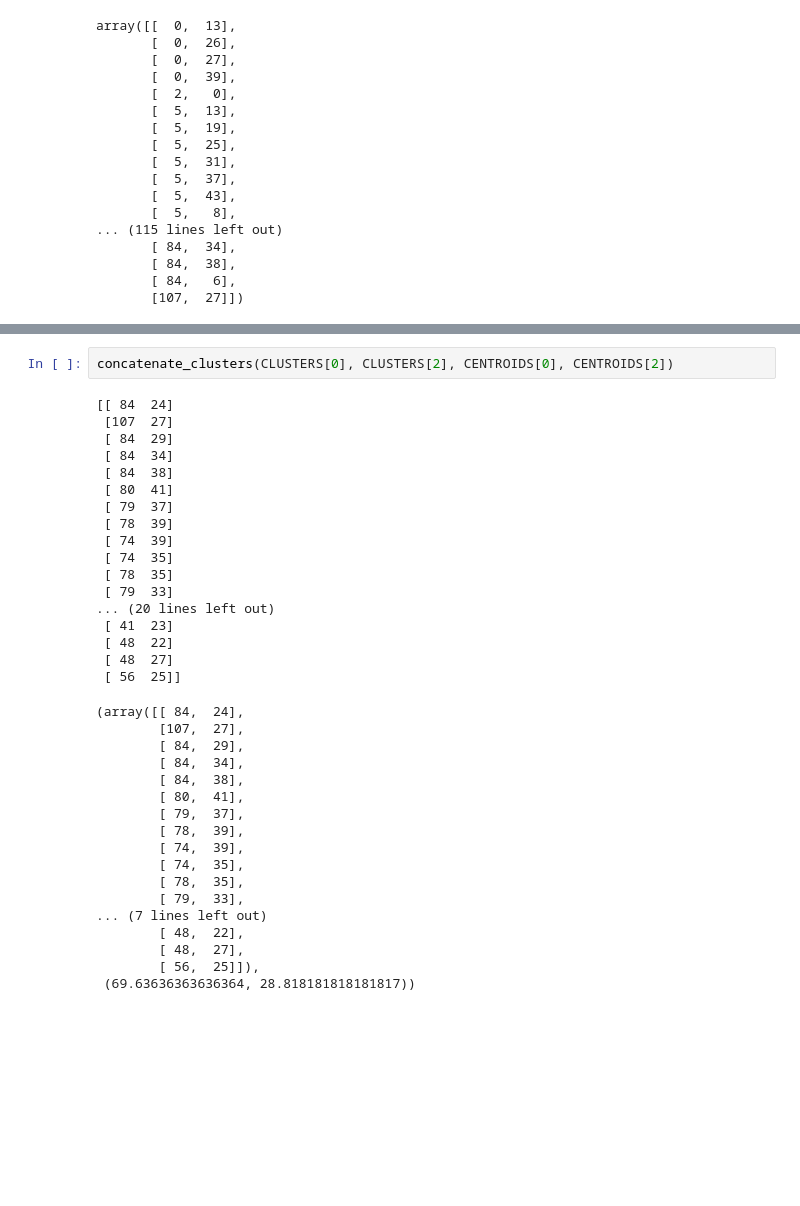
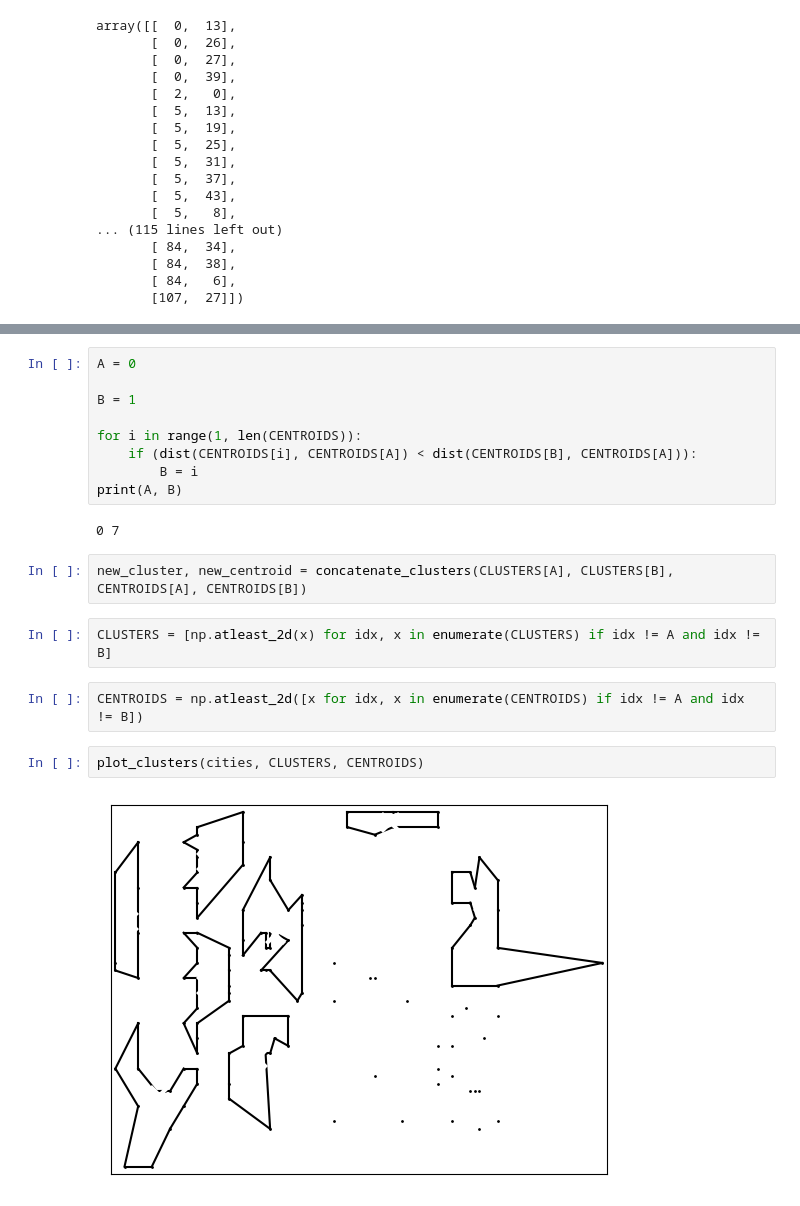
Before and after one commit to multifacs/tsp-clustering, a Jupyter notebook: main.ipynb, the cells around one changed output, grey strips where cells are left out. Drawn from its saved outputs; the diff is of its cells as text; blank space fills up the shorter version.

```diff
--- a/main.ipynb
+++ b/main.ipynb
@@ -281,39 +262,23 @@ def concatenate_clusters(cluster_a: np.ndarray, cluster_b: np.ndarray, centroid_
 
     return result, get_centeroid(result)
-# %%
-concatenate_clusters(CLUSTERS[0], CLUSTERS[2], CENTROIDS[0], CENTROIDS[2])
-# %% [output]
-[[ 84  24]
- [107  27]
- [ 84  29]
- [ 84  34]
- [ 84  38]
- [ 80  41]
- [ 79  37]
- [ 78  39]
- [ 74  39]
- [ 74  35]
- [ 78  35]
- [ 79  33]
-... (20 lines left out)
- [ 41  23]
- [ 48  22]
- [ 48  27]
- [ 56  25]]
-(array([[ 84,  24],
-        [107,  27],
-        [ 84,  29],
-        [ 84,  34],
-        [ 84,  38],
-        [ 80,  41],
-        [ 79,  37],
-        [ 78,  39],
-        [ 74,  39],
-        [ 74,  35],
-        [ 78,  35],
-        [ 79,  33],
-... (7 lines left out)
-        [ 48,  22],
-        [ 48,  27],
-        [ 56,  25]]),
- (69.63636363636364, 28.818181818181817))
+# %%
+A = 0
+
+B = 1
+
+for i in range(1, len(CENTROIDS)):
+    if (dist(CENTROIDS[i], CENTROIDS[A]) < dist(CENTROIDS[B], CENTROIDS[A])):
+        B = i
+print(A, B)
+# %% [output]
+0 7
+# %%
+new_cluster, new_centroid = concatenate_clusters(CLUSTERS[A], CLUSTERS[B], CENTROIDS[A], CENTROIDS[B])
+# %%
+CLUSTERS = [np.atleast_2d(x) for idx, x in enumerate(CLUSTERS) if idx != A and idx != B]
+# %%
+CENTROIDS = np.atleast_2d([x for idx, x in enumerate(CENTROIDS) if idx != A and idx != B])
+# %%
+plot_clusters(cities, CLUSTERS, CENTROIDS)
+# %% [output]
+[figure, added]
```
Also changed, not shown: parts of 12 cells of this notebook.
